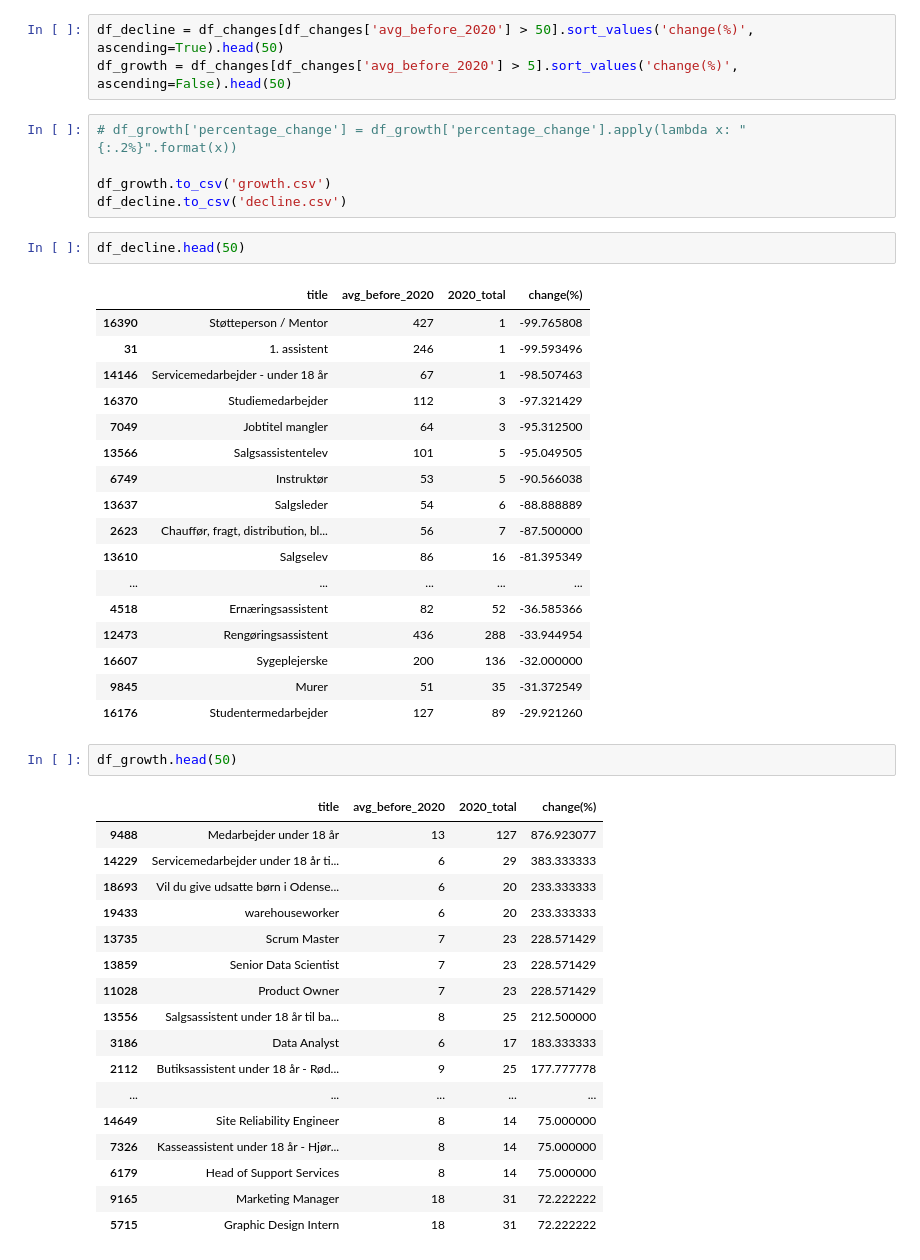
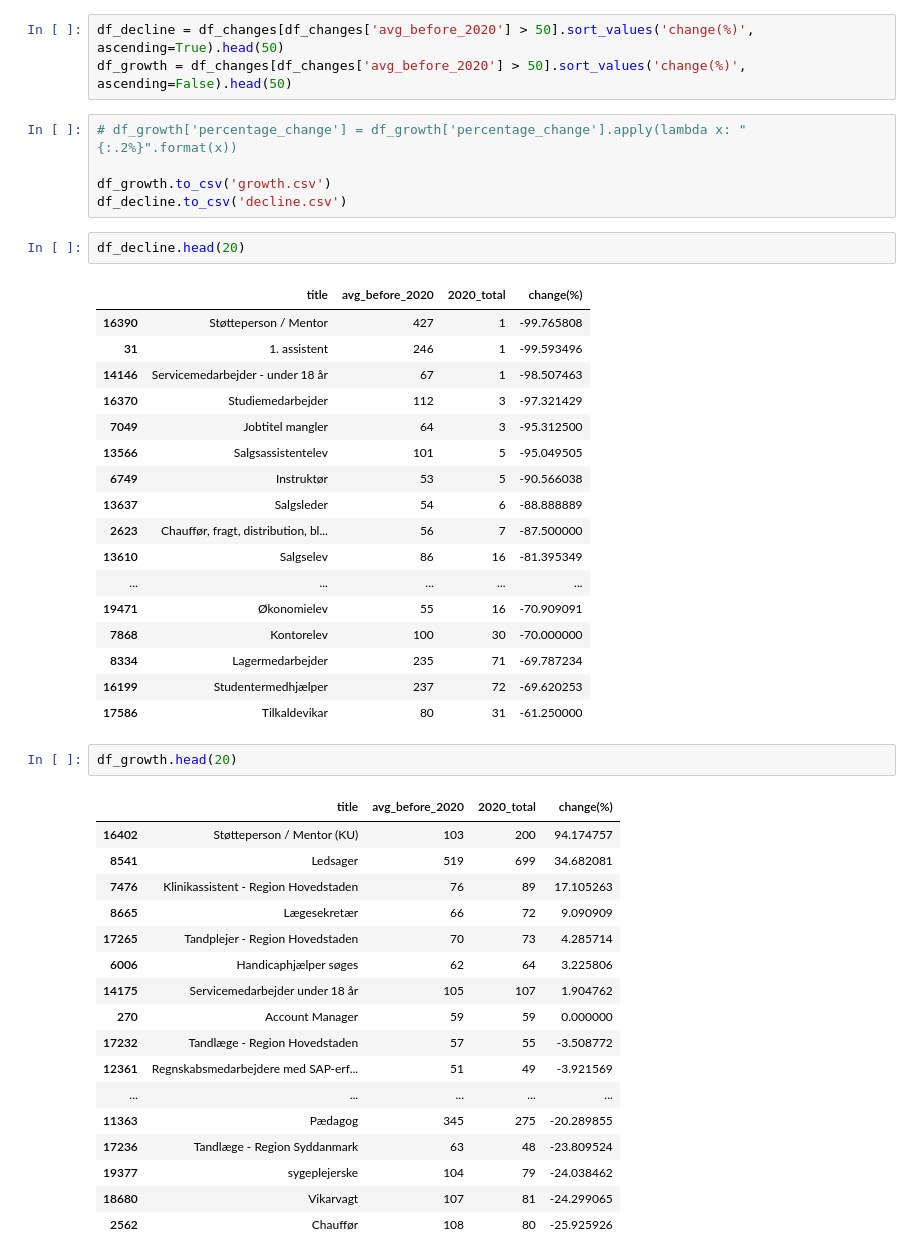
Before and after one commit to pmadruga/dcb, a Jupyter notebook: notebooks/Job std deviation over time.ipynb, the cells around one changed output. Drawn from its saved outputs; the diff is of its cells as text.

```diff
--- a/notebooks/Job std deviation over time.ipynb
+++ b/notebooks/Job std deviation over time.ipynb
@@ -177,14 +177,14 @@ df_changes.head()
 | 4 | (Chef-) Økonom med politisk netværk | 1 | 1 | 0.0 |
 # %%
 df_decline = df_changes[df_changes['avg_before_2020'] > 50].sort_values('change(%)', ascending=True).head(50)
-df_growth = df_changes[df_changes['avg_before_2020'] > 5].sort_values('change(%)', ascending=False).head(50)
+df_growth = df_changes[df_changes['avg_before_2020'] > 50].sort_values('change(%)', ascending=False).head(50)
 # %%
 # df_growth['percentage_change'] = df_growth['percentage_change'].apply(lambda x: "{:.2%}".format(x))
 
 df_growth.to_csv('growth.csv')
 df_decline.to_csv('decline.csv')
 # %%
-df_decline.head(50)
+df_decline.head(20)
 # %% [output]
 |  | title | avg_before_2020 | 2020_total | change(%) |
 | 16390 | Støtteperson / Mentor | 427 | 1 | -99.765808 |
@@ -198,28 +198,28 @@ df_decline.head(50)
 | 2623 | Chauffør, fragt, distribution, bl... | 56 | 7 | -87.500000 |
 | 13610 | Salgselev | 86 | 16 | -81.395349 |
 | ... | ... | ... | ... | ... |
-| 4518 | Ernæringsassistent | 82 | 52 | -36.585366 |
-| 12473 | Rengøringsassistent | 436 | 288 | -33.944954 |
-| 16607 | Sygeplejerske | 200 | 136 | -32.000000 |
-| 9845 | Murer | 51 | 35 | -31.372549 |
-| 16176 | Studentermedarbejder | 127 | 89 | -29.921260 |
+| 19471 | Økonomielev | 55 | 16 | -70.909091 |
+| 7868 | Kontorelev | 100 | 30 | -70.000000 |
+| 8334 | Lagermedarbejder | 235 | 71 | -69.787234 |
+| 16199 | Studentermedhjælper | 237 | 72 | -69.620253 |
+| 17586 | Tilkaldevikar | 80 | 31 | -61.250000 |
 # %%
-df_growth.head(50)
+df_growth.head(20)
 # %% [output]
 |  | title | avg_before_2020 | 2020_total | change(%) |
-| 9488 | Medarbejder under 18 år | 13 | 127 | 876.923077 |
-| 14229 | Servicemedarbejder under 18 år ti... | 6 | 29 | 383.333333 |
-| 18693 | Vil du give udsatte børn i Odense... | 6 | 20 | 233.333333 |
-| 19433 | warehouseworker | 6 | 20 | 233.333333 |
-| 13735 | Scrum Master | 7 | 23 | 228.571429 |
-| 13859 | Senior Data Scientist | 7 | 23 | 228.571429 |
-| 11028 | Product Owner | 7 | 23 | 228.571429 |
-| 13556 | Salgsassistent under 18 år til ba... | 8 | 25 | 212.500000 |
-| 3186 | Data Analyst | 6 | 17 | 183.333333 |
-| 2112 | Butiksassistent under 18 år - Rød... | 9 | 25 | 177.777778 |
+| 16402 | Støtteperson / Mentor (KU) | 103 | 200 | 94.174757 |
+| 8541 | Ledsager | 519 | 699 | 34.682081 |
+| 7476 | Klinikassistent - Region Hovedstaden | 76 | 89 | 17.105263 |
+| 8665 | Lægesekretær | 66 | 72 | 9.090909 |
+| 17265 | Tandplejer - Region Hovedstaden | 70 | 73 | 4.285714 |
+| 6006 | Handicaphjælper søges | 62 | 64 | 3.225806 |
+| 14175 | Servicemedarbejder under 18 år | 105 | 107 | 1.904762 |
+| 270 | Account Manager | 59 | 59 | 0.000000 |
+| 17232 | Tandlæge - Region Hovedstaden | 57 | 55 | -3.508772 |
+| 12361 | Regnskabsmedarbejdere med SAP-erf... | 51 | 49 | -3.921569 |
 | ... | ... | ... | ... | ... |
-| 14649 | Site Reliability Engineer | 8 | 14 | 75.000000 |
-| 7326 | Kasseassistent under 18 år - Hjør... | 8 | 14 | 75.000000 |
-| 6179 | Head of Support Services | 8 | 14 | 75.000000 |
-| 9165 | Marketing Manager | 18 | 31 | 72.222222 |
-| 5715 | Graphic Design Intern | 18 | 31 | 72.222222 |
+| 11363 | Pædagog | 345 | 275 | -20.289855 |
+| 17236 | Tandlæge - Region Syddanmark | 63 | 48 | -23.809524 |
+| 19377 | sygeplejerske | 104 | 79 | -24.038462 |
+| 18680 | Vikarvagt | 107 | 81 | -24.299065 |
+| 2562 | Chauffør | 108 | 80 | -25.925926 |
```
Also changed, not shown: parts of 3 cells of this notebook, 5 other files.
